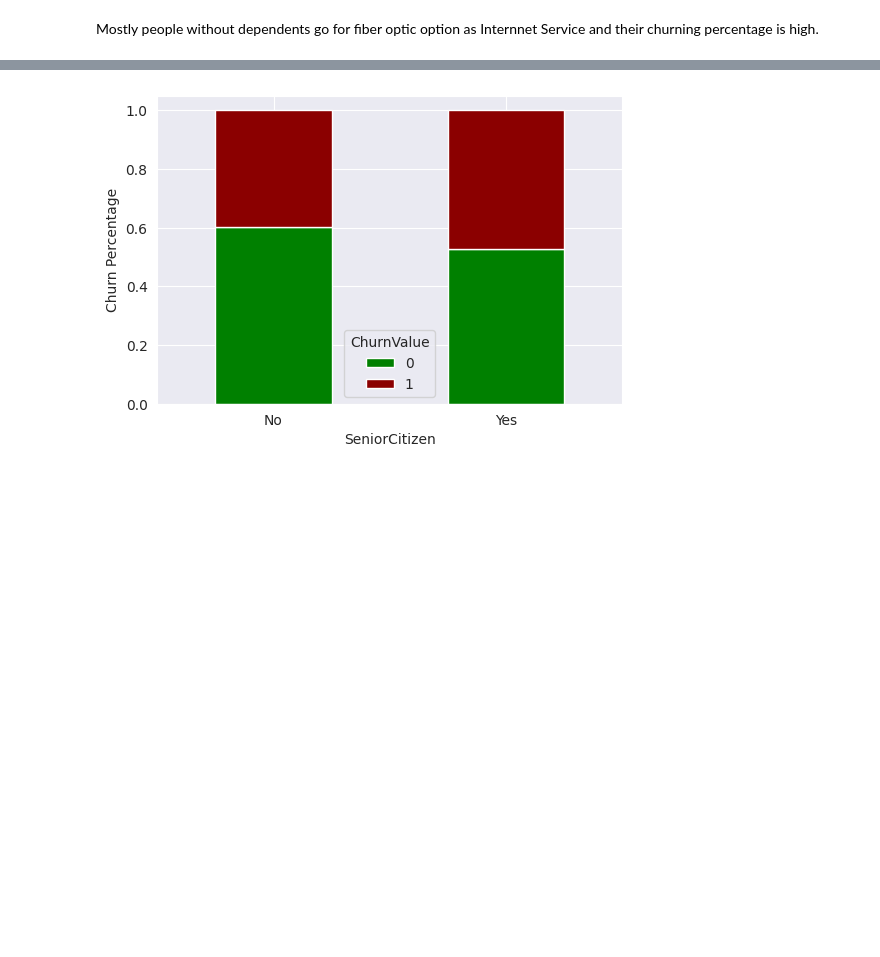
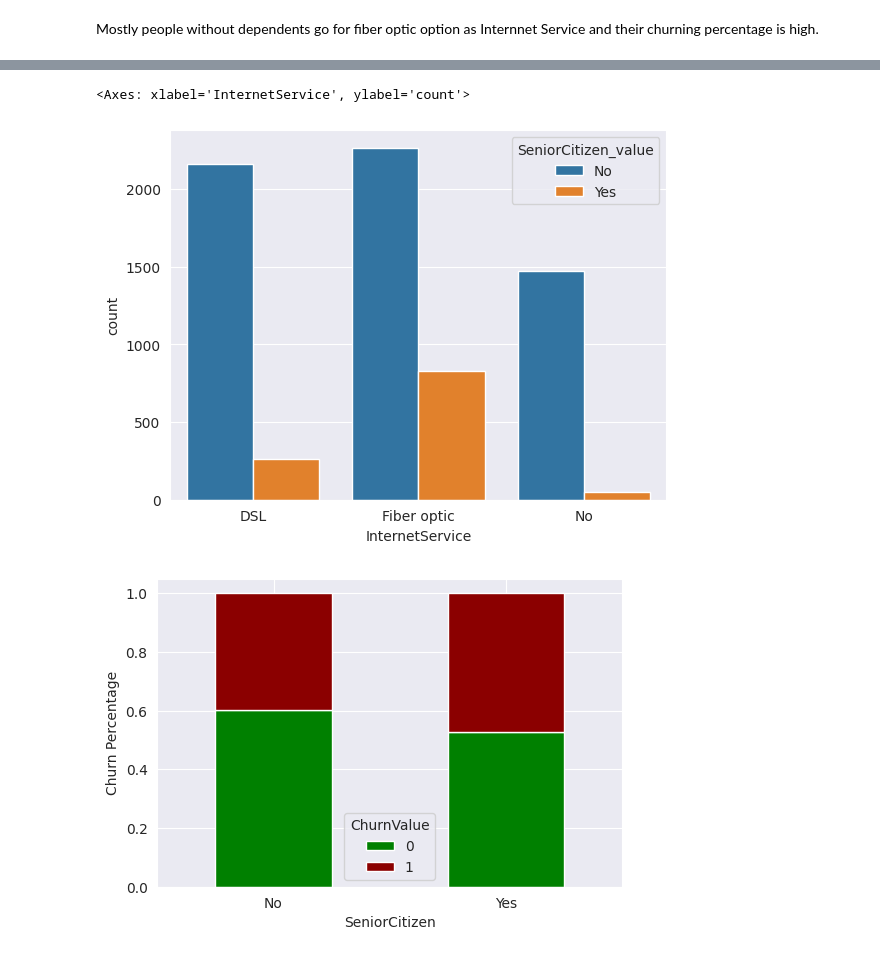
Before and after one commit to aravind2060/Customer-Survival-Analysis-and-Churn-Prediction, a Jupyter notebook: Exploratory Data Analysis.ipynb, the cells around one changed output, grey strips where cells are left out. Saved outputs shown, nothing was run; the diff lists cells and outputs as text; code cells hidden in the pictures; blank space fills up the shorter version.

```diff
--- a/Exploratory Data Analysis.ipynb
+++ b/Exploratory Data Analysis.ipynb
@@ -347,3 +353,12 @@ ValueError: The following variable cannot be assigned with wide-form data: `hue`
+# %%
+# Melt the DataFrame to have 'SeniorCitizen' as a separate column
+df_melted = pd.melt(df, id_vars=['InternetService'], value_vars=['SeniorCitizen'], var_name='SeniorCitizen_col', value_name='SeniorCitizen_value')
+
+# Create the countplot using the melted DataFrame
+sns.countplot(x='InternetService', hue='SeniorCitizen_value', data=df_melted)
+# %% [output]
+<Axes: xlabel='InternetService', ylabel='count'>
+[figure, added]
 # %%
 stacked_plot(df[df.InternetService == "Fiber optic"], "SeniorCitizen", "ChurnValue")
 # %% [output]
```
Also changed, not shown: parts of 13 cells of this notebook.
